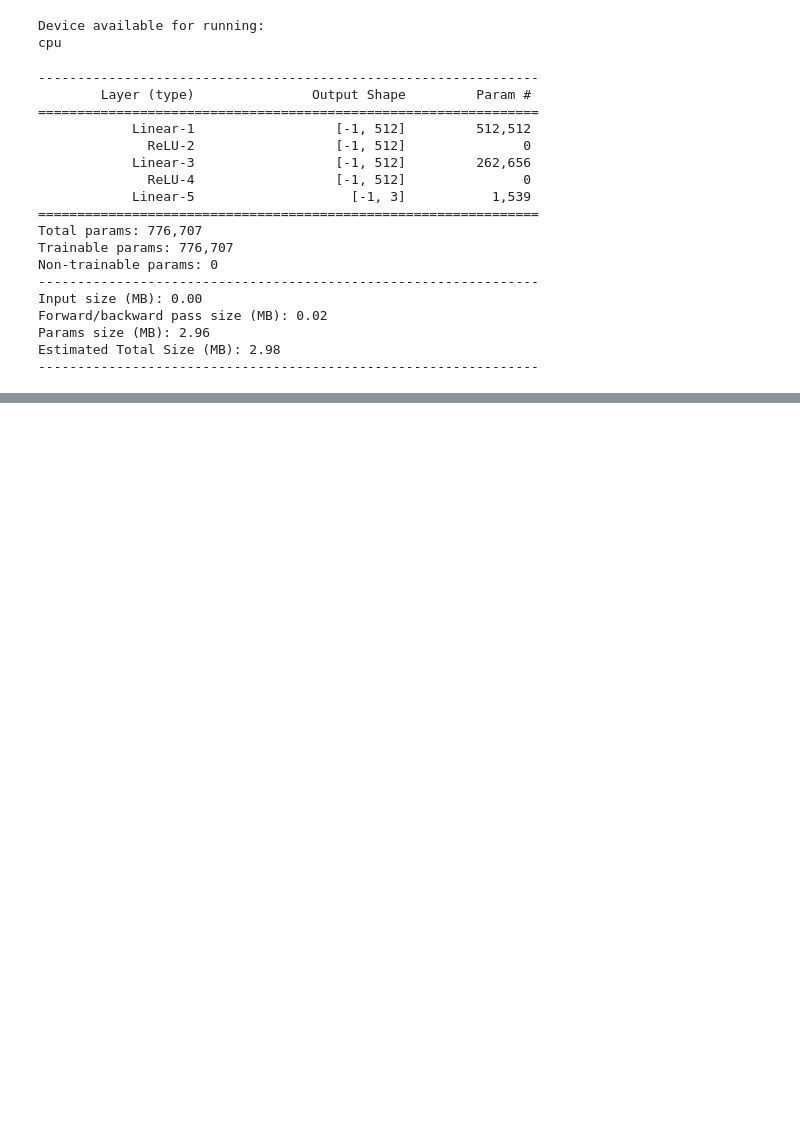
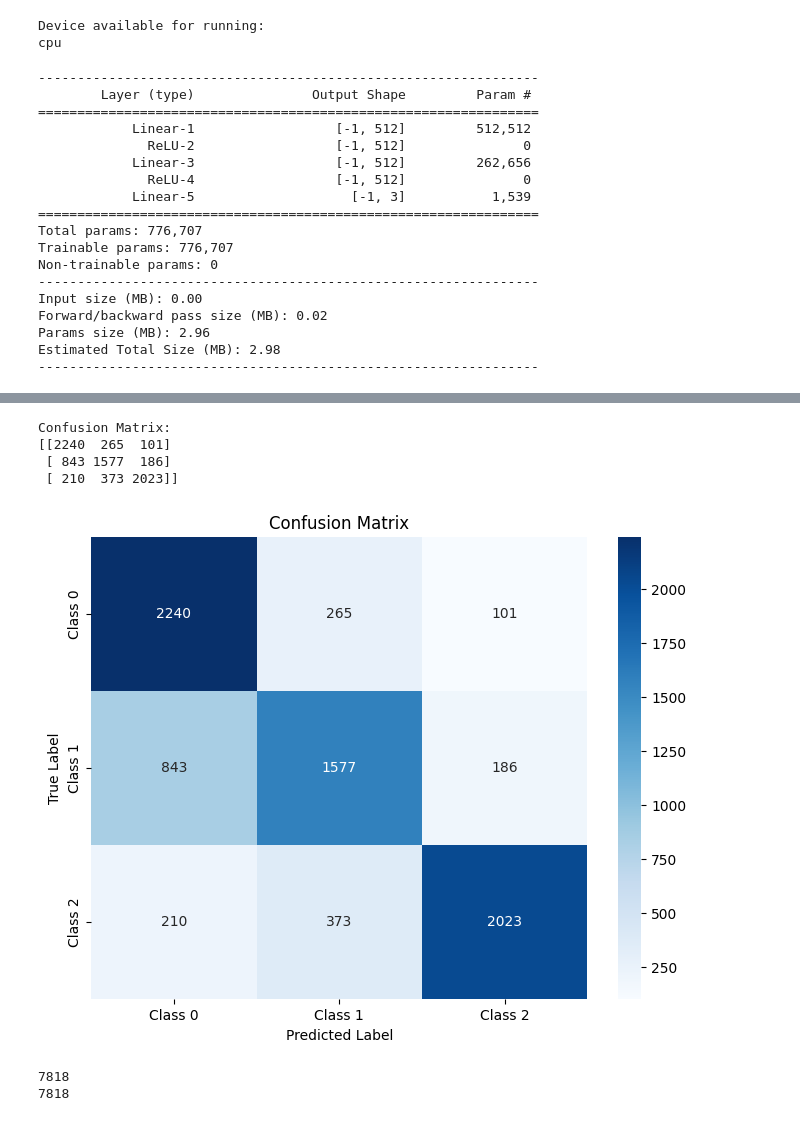
Before and after one commit to yonlada-mt1112/thai-sentiment-analysis-CS-ver.1, a Jupyter notebook: Model/Model_FFNN.ipynb, the cells around one changed output, grey strips where cells are left out. Saved outputs shown, nothing was run; the diff lists cells and outputs as text; code cells hidden in the pictures; blank space fills up the shorter version.

```diff
--- a/Model/Model_FFNN.ipynb
+++ b/Model/Model_FFNN.ipynb
@@ -794,0 +571,18 @@ AttributeError: 'numpy.ndarray' object has no attribute 'to'
+# %%
+from sklearn.metrics import confusion_matrix, classification_report
+
+# Assuming val_prediction and Y_val are your predicted and true labels
+# Convert the probabilities to class labels (0, 1, or 2) based on a threshold (e.g., 0.5)
+threshold = 0.5
+# Convert probabilities to class labels
+predicted_labels = (val_prediction > threshold).float().argmax(-1).cpu().numpy()
+
+
+# Print Confusion Matrix
+conf_matrix = confusion_matrix(Y_val.cpu().numpy(), predicted_labels)
+print("Confusion Matrix:")
+print(conf_matrix)
+
+# Print Classification Report
+print("\nClassification Report:")
+print(classification_report(Y_val.cpu().numpy(), predicted_labels, target_names=['Class 0', 'Class 1', 'Class 2']))
@@ -795,3 +605,31 @@ AttributeError: 'numpy.ndarray' object has no attribute 'to'
+# %%
+import seaborn as sns
+import matplotlib.pyplot as plt
+
+# Print Confusion Matrix
+conf_matrix = confusion_matrix(Y_val.cpu().numpy(), predicted_labels)
+print("Confusion Matrix:")
+print(conf_matrix)
+
+# Plot Confusion Matrix as Heatmap
+plt.figure(figsize=(8, 6))
+sns.heatmap(conf_matrix, annot=True, fmt='d', cmap='Blues', xticklabels=['Class 0', 'Class 1', 'Class 2'], yticklabels=['Class 0', 'Class 1', 'Class 2'])
+plt.xlabel('Predicted Label')
+plt.ylabel('True Label')
+plt.title('Confusion Matrix')
+plt.show()
+# %% [output]
+Confusion Matrix:
+[[2240  265  101]
+ [ 843 1577  186]
+ [ 210  373 2023]]
+[figure, added]
+# %%
+print(len(Y_test))
+print(len(predicted_labels))
+# %% [output]
+7818
+7818
 # %%
 #Show the classification report
 test_prediction = test_prediction.to(device)
```
Also changed, not shown: parts of 40 cells of this notebook, 4 other files.
